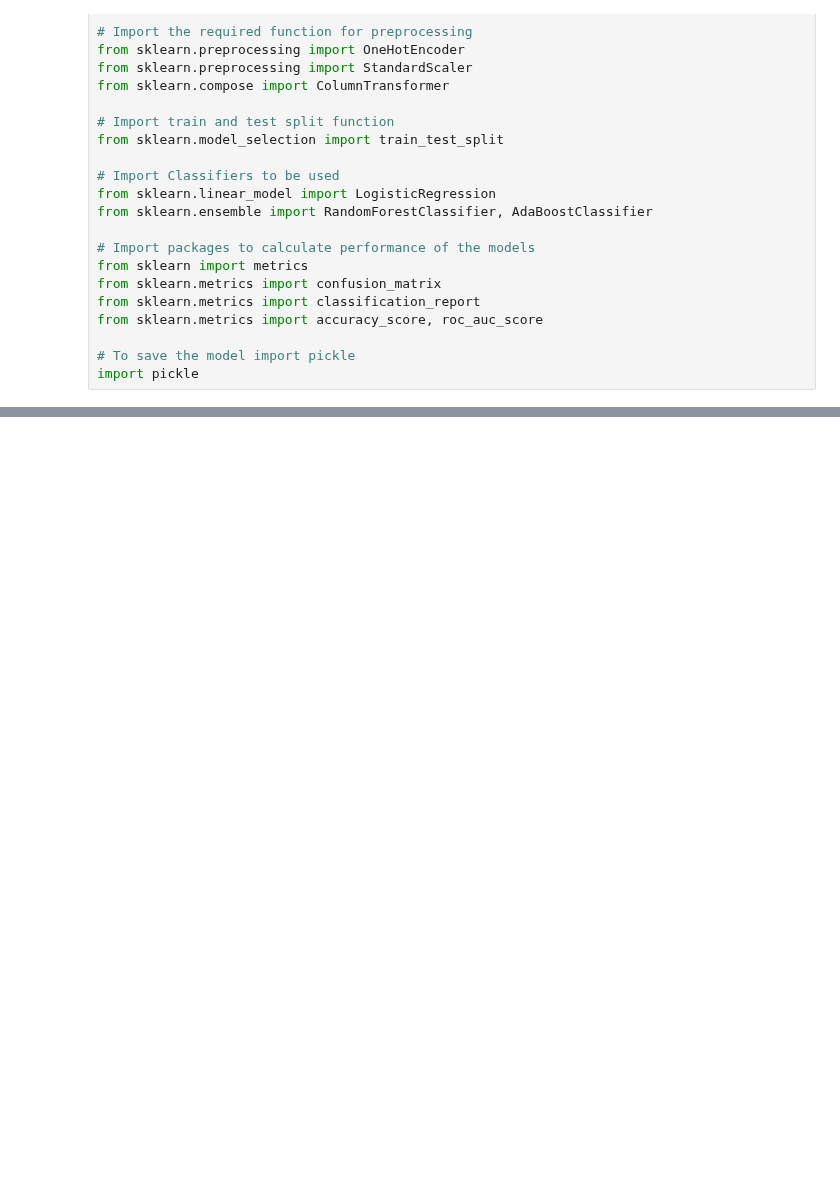
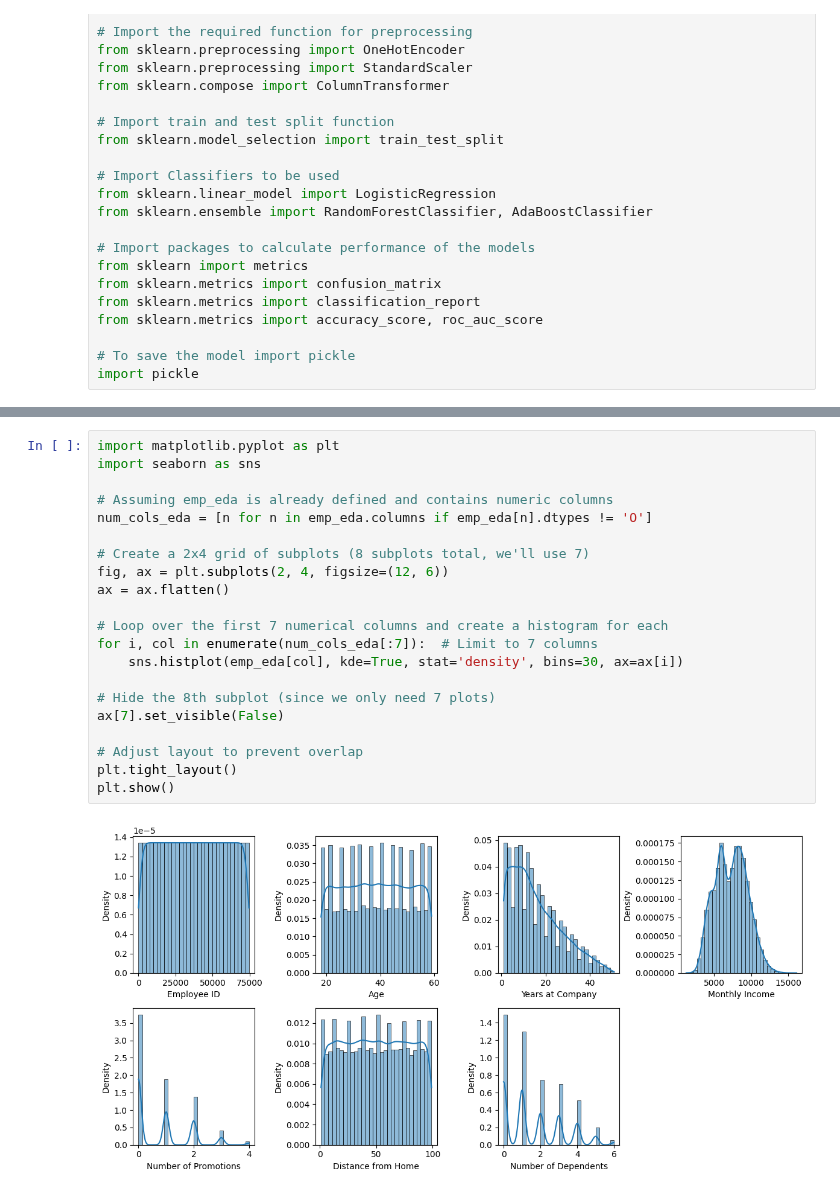
Before and after one commit to hansi-2000/HR-Project_ML, a Jupyter notebook: EMP_Attrition_rate.ipynb, the cells around one changed output, grey strips where cells are left out. Cells and saved outputs as stored; diff of their text form; blank space fills up the shorter version.

```diff
--- a/EMP_Attrition_rate.ipynb
+++ b/EMP_Attrition_rate.ipynb
@@ -38,0 +95,23 @@ HTTPError: HTTP Error 401: Unauthorized
+# %%
+import matplotlib.pyplot as plt
+import seaborn as sns
+
+# Assuming emp_eda is already defined and contains numeric columns
+num_cols_eda = [n for n in emp_eda.columns if emp_eda[n].dtypes != 'O']
+
+# Create a 2x4 grid of subplots (8 subplots total, we'll use 7)
+fig, ax = plt.subplots(2, 4, figsize=(12, 6))
+ax = ax.flatten()
+
+# Loop over the first 7 numerical columns and create a histogram for each
+for i, col in enumerate(num_cols_eda[:7]):  # Limit to 7 columns
+    sns.histplot(emp_eda[col], kde=True, stat='density', bins=30, ax=ax[i])
+
+# Hide the 8th subplot (since we only need 7 plots)
+ax[7].set_visible(False)
+
+# Adjust layout to prevent overlap
+plt.tight_layout()
+plt.show()
+# %% [output]
+[figure, added]
```
Also changed, not shown: parts of 4 cells of this notebook.
